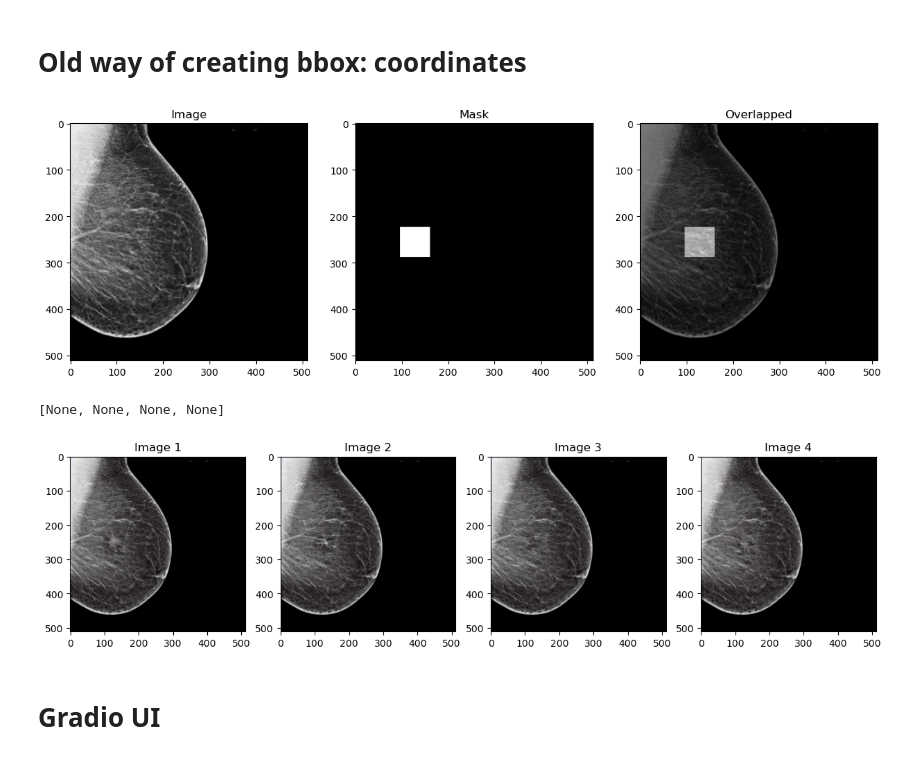
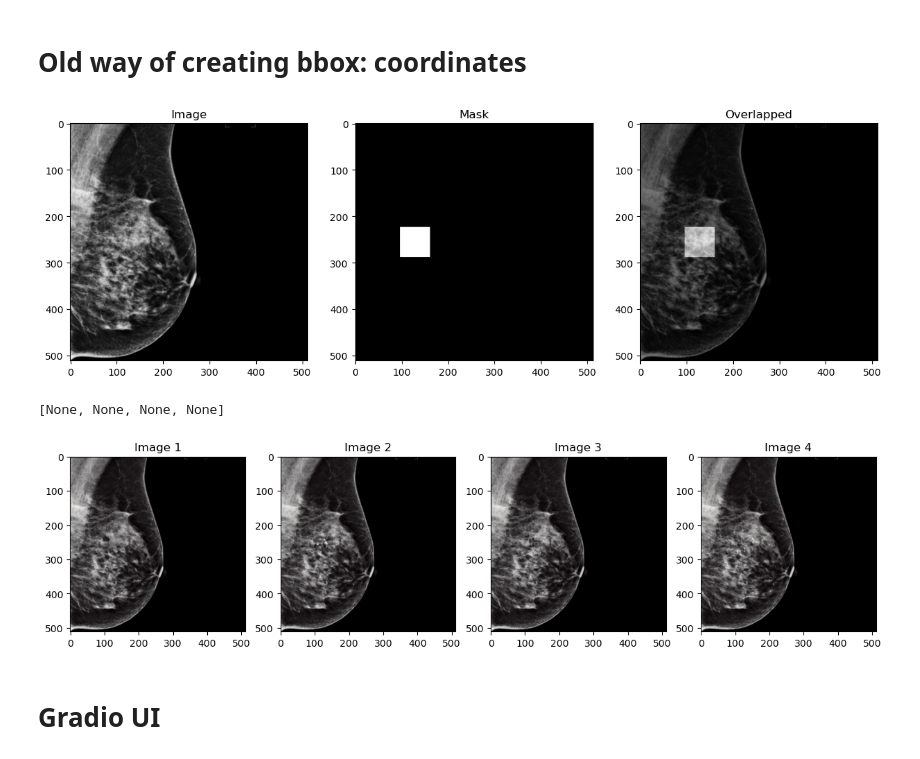
Before and after one commit to Likalto4/diffusion-models_master, a Jupyter notebook: experiments/inference/inference_lesions.ipynb, the cells around one changed output. Cells and saved outputs as stored; diff of their text form; code cells hidden in the pictures.

```diff
--- a/experiments/inference/inference_lesions.ipynb
+++ b/experiments/inference/inference_lesions.ipynb
@@ -50,7 +50,7 @@ metadata_path = subset_csv(input_images_folder_path, reference_folder_path) # ge
 metadata = pd.read_csv(metadata_path, header=0)
 # %%
 # get image
-im_num = 7
+im_num = 5
 # get one image example
 image_id = metadata.iloc[im_num]['image_id']
 image_file = image_id + '.png'
@@ -60,34 +60,34 @@ input_im = Image.open(image_path)
 # create mask
 mask = Image.new(mode='L',size=input_im.size, color=0)
 draw = ImageDraw.Draw(mask)
 center = (input_im.size[0] // 4, input_im.size[1] // 2)
 size = (input_im.size[0] // 8, input_im.size[1] // 8)
 draw.rectangle(
             (center[0] - size[0] // 2, center[1] - size[1] // 2, center[0] + size[0] // 2, center[1] + size[1] // 2),
             fill=255,
         )
 # show image and mask
 fig, ax = plt.subplots(1,3, figsize=(15,10))
 ax[0].imshow(input_im)
 ax[0].set_title('Image')
 ax[1].imshow(mask, cmap='gray')
 ax[1].set_title('Mask')
 ax[2].imshow(input_im)
 ax[2].imshow(mask, cmap='gray', alpha=0.5)
 ax[2].set_title('Overlapped')
 # save all 3 images
 # experiment path
 exp_path = repo_path / 'experiments/inference'
 input_im.save(exp_path / 'data/inpainting/input_images'/f'{image_id}.png')
 mask.save(exp_path / 'data/inpainting/custom_masks'/f'{image_id}.png')
 
 # convert pil image to L mode
 input_im = input_im.convert("L")
 # save overklapping image
 overlapped = Image.blend(input_im, mask, 0.5)
 overlapped.save(exp_path / 'data/inpainting/overlapped'/f'{image_id}.png')
 # %% [output]
-[figure, old version]
+[figure, new version]
 # %%
 ### generate images ###
 
@@ -123,7 +123,7 @@ for i in range(4):
 [im.save(exp_path / 'data/inpainting/generated'/f'{image_id}_{i}.png') for i, im in enumerate(image)]
 # %% [output]
 [None, None, None, None]
-[figure, old version]
+[figure, new version]
 # %% [markdown]
 # Gradio UI
 # %%
```
Also changed, not shown: parts of 2 cells of this notebook, 1 other file.
